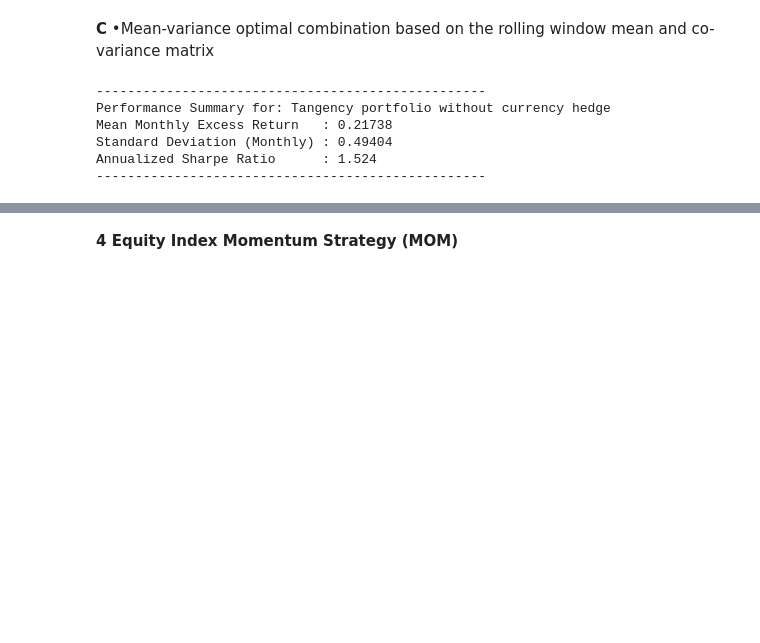
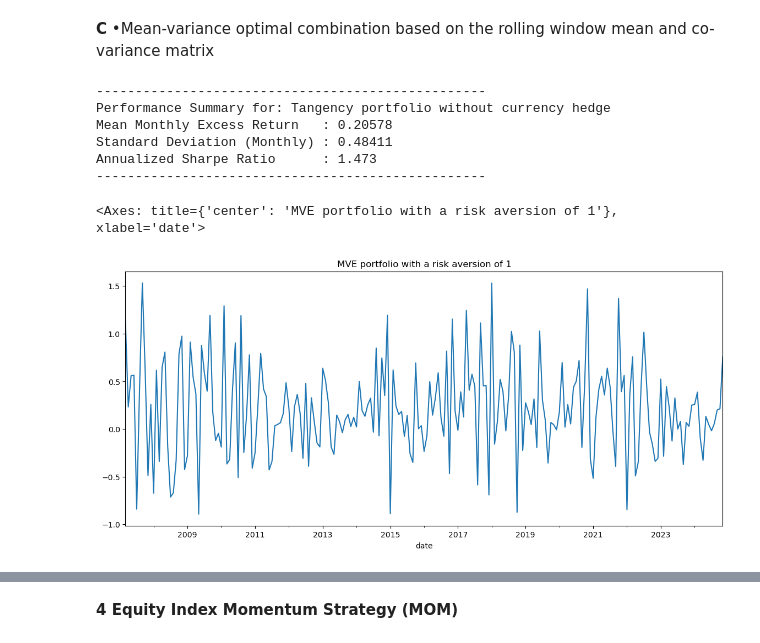
Before and after one commit to Wfiles/global-tactical-fund-simulator, a Jupyter notebook: data_collection.ipynb, the cells around one changed output, grey strips where cells are left out. Saved outputs shown, nothing was run; the diff lists cells and outputs as text; code cells hidden in the pictures; blank space fills up the shorter version.

```diff
--- a/data_collection.ipynb
+++ b/data_collection.ipynb
@@ -596,10 +707,12 @@ def compute_tangency(cov_windowed, mean_windowed) :
 
         mu_excess = mean - rf
 
-        x, *_ = np.linalg.lstsq(cov, mu_excess, rcond=None)
+        #x, *_ = np.linalg.lstsq(cov, mu_excess, rcond=None)
+
+        weights = np.linalg.inv(cov)@(mu_excess)
 
 
-        tangency_weights[date] = pd.Series(x/risk_aversion, index=mean.index)
+        tangency_weights[date] = pd.Series(weights /risk_aversion, index=mean.index)
 
 
     tangency_weights_df = pd.DataFrame(tangency_weights).T
@@ -615,7 +728,7 @@ def compute_tangency(cov_windowed, mean_windowed) :
     value_portfolio = aligned_extend_pivoted *tangency_weights_df
     tangency_return = value_portfolio .sum(axis=1)
 
-    return tangency_return
+    return tangency_return, tangency_weights_df
 # %%
 mean_windowed = pivoted.rolling(window=60).mean()
 cov_windowed  = pivoted.rolling(window=60).cov()
@@ -624,16 +737,22 @@ mean_windowed.dropna(inplace=True)
 cov_windowed.dropna(inplace=True)
 
 
-tangency_return =  compute_tangency(cov_windowed, mean_windowed)
+tangency_return, tangency_weights =  compute_tangency(cov_windowed, mean_windowed)
 
 evaluate_strategy_performance(tangency_return , Rf,name='Tangency portfolio without currency hedge')
 # %% [output]
 --------------------------------------------------
 Performance Summary for: Tangency portfolio without currency hedge
-Mean Monthly Excess Return   : 0.21738
-Standard Deviation (Monthly) : 0.49404
-Annualized Sharpe Ratio      : 1.524
+Mean Monthly Excess Return   : 0.20578
+Standard Deviation (Monthly) : 0.48411
+Annualized Sharpe Ratio      : 1.473
 --------------------------------------------------
+# %%
+
+tangency_return.plot(title='MVE portfolio with a risk aversion of 1', figsize=(14, 6))
+# %% [output]
+<Axes: title={'center': 'MVE portfolio with a risk aversion of 1'}, xlabel='date'>
+[figure, added]
 # %%
 
 mean_windowed = hedge_return.rolling(window=60).mean()
```
Also changed, not shown: parts of 38 cells of this notebook.
